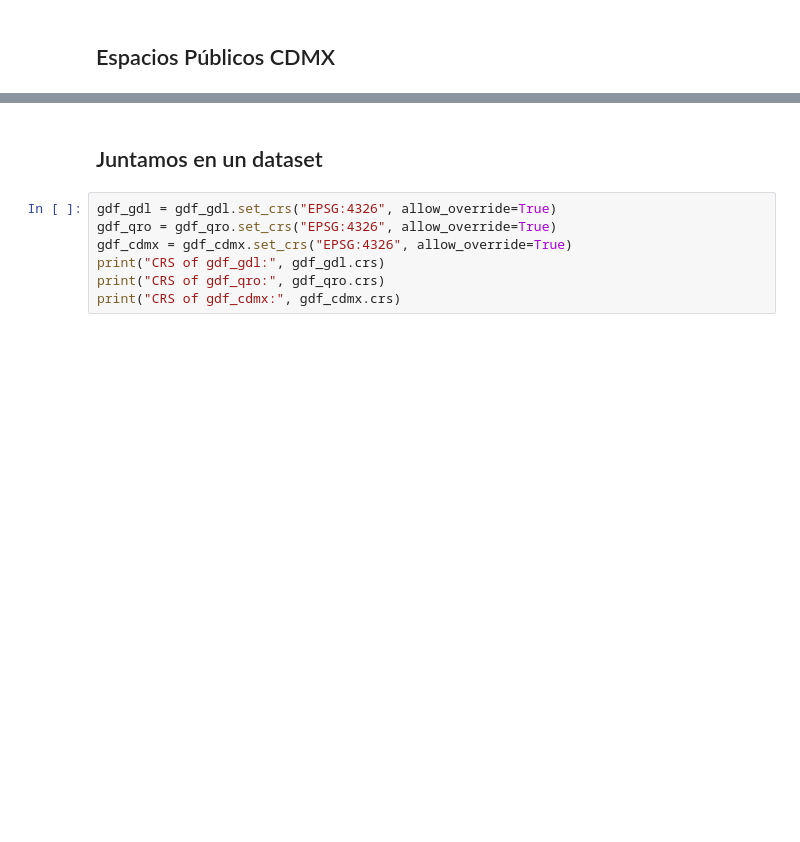
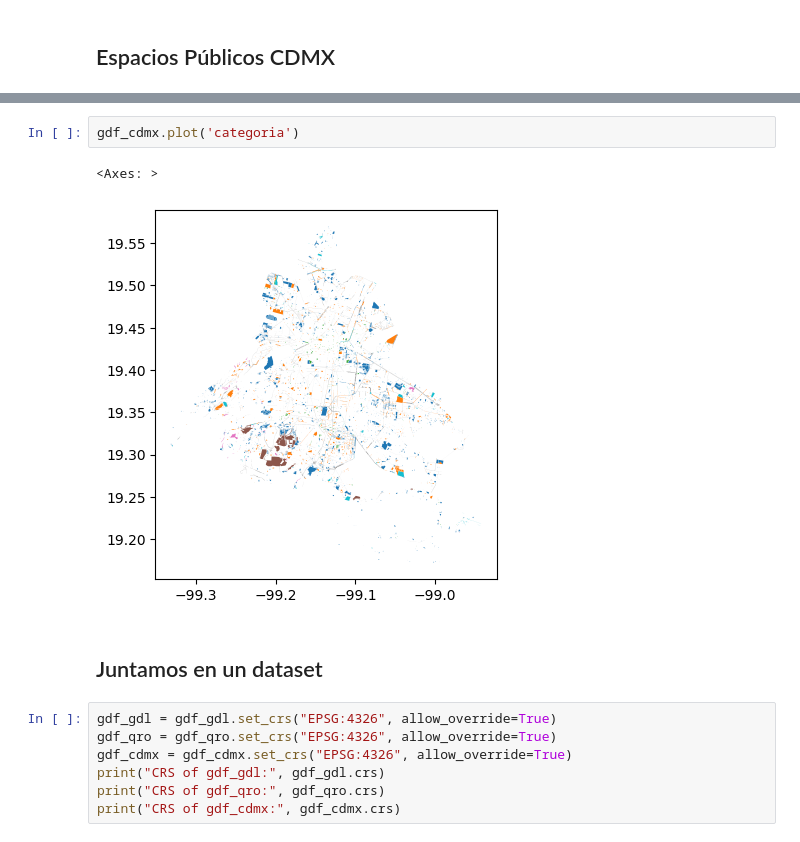
Before and after one commit to Observatorio-Ciudades/accesibilidad-urbana, a Jupyter notebook: notebooks/EP_MachineLearning/Clasificador_limpio.ipynb, the cells around one changed output, grey strips where cells are left out. Cells and saved outputs as stored; diff of their text form; blank space fills up the shorter version.

```diff
--- a/notebooks/EP_MachineLearning/Clasificador_limpio.ipynb
+++ b/notebooks/EP_MachineLearning/Clasificador_limpio.ipynb
@@ -62,3 +116,8 @@ gdf_cdmx.shape
+# %%
+gdf_cdmx.plot('categoria')
+# %% [output]
+<Axes: >
+[figure, added]
 # %% [markdown]
 ## Juntamos en un dataset
 # %%
```
Also changed, not shown: parts of 14 cells of this notebook.
